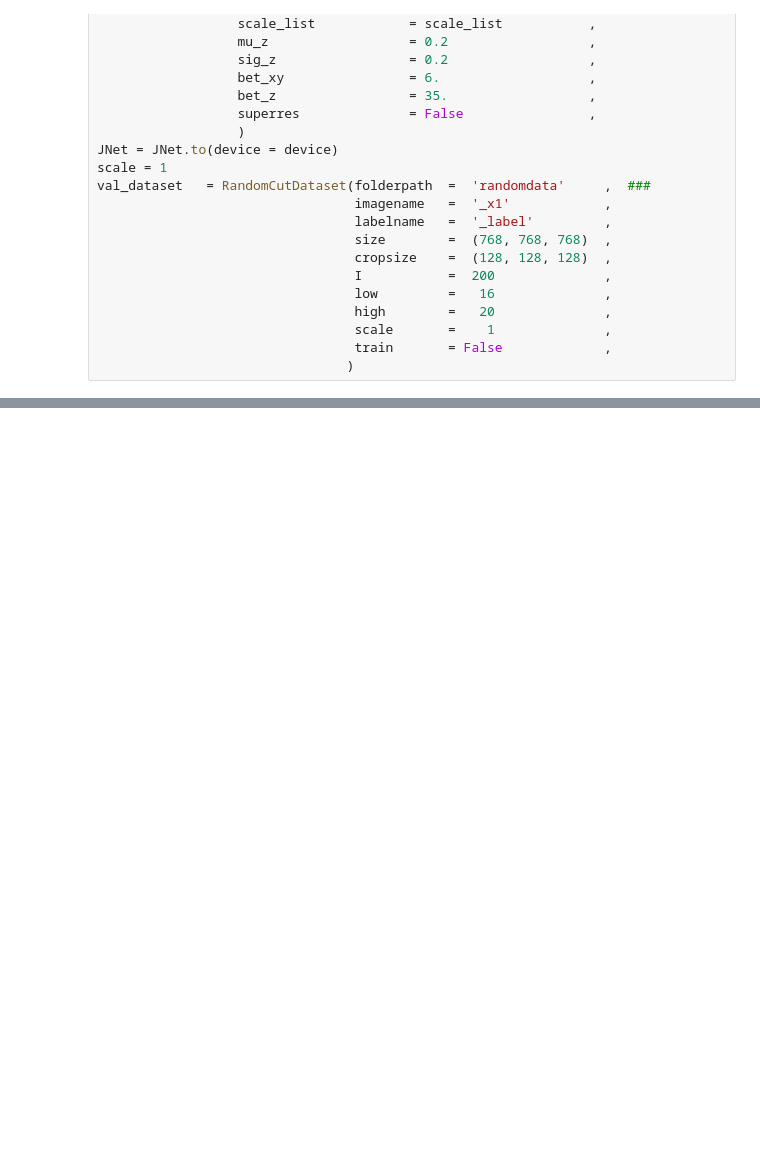
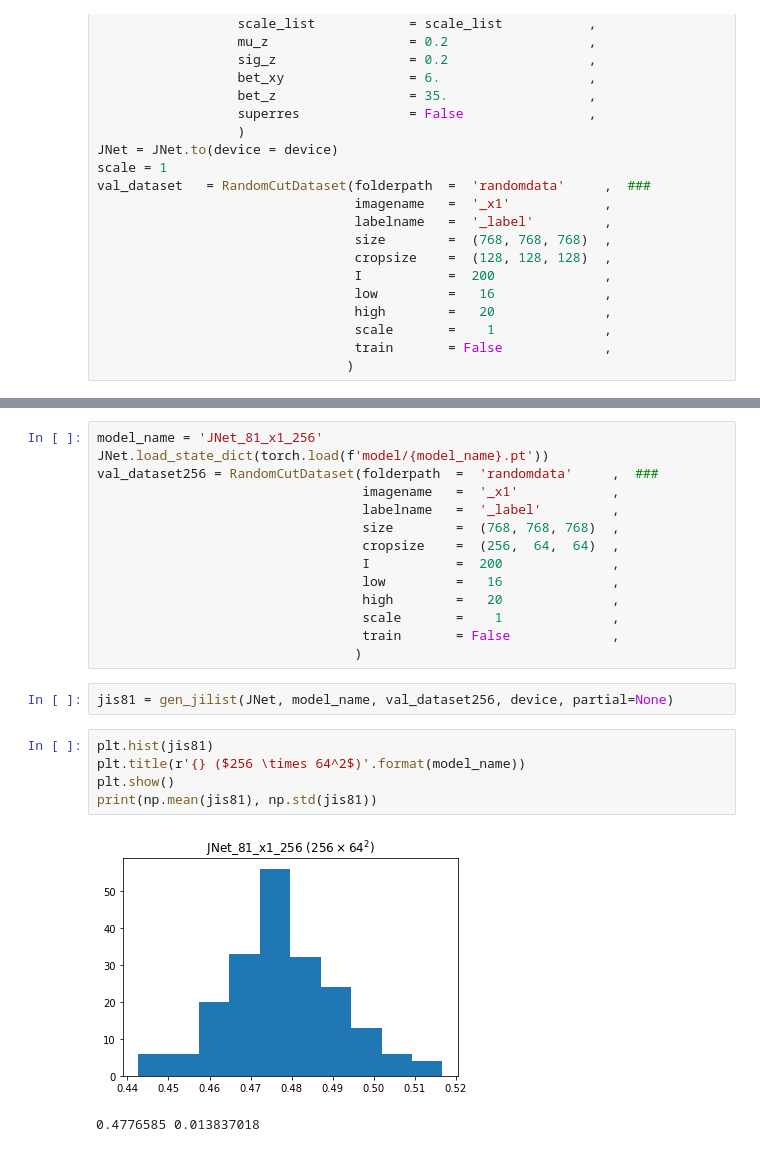
Before and after one commit to HaLU-9000/JNet, a Jupyter notebook: evaluations.ipynb, the cells around one changed output, grey strips where cells are left out. Saved outputs shown, nothing was run; the diff lists cells and outputs as text; blank space fills up the shorter version.

```diff
--- a/evaluations.ipynb
+++ b/evaluations.ipynb
@@ -49 +58,25 @@ model_name = 'JNet_77_x1'
+# %%
+model_name = 'JNet_81_x1_256'
+JNet.load_state_dict(torch.load(f'model/{model_name}.pt'))
+val_dataset256 = RandomCutDataset(folderpath  =  'randomdata'     ,  ###
+                                  imagename   =  '_x1'            ,
+                                  labelname   =  '_label'         ,
+                                  size        =  (768, 768, 768)  ,
+                                  cropsize    =  (256,  64,  64)  ,
+                                  I           =  200              ,
+                                  low         =   16              ,
+                                  high        =   20              ,
+                                  scale       =    1              ,
+                                  train       = False             ,
+                                 )
+# %%
+jis81 = gen_jilist(JNet, model_name, val_dataset256, device, partial=None)
+# %%
+plt.hist(jis81)
+plt.title(r'{} ($256 \times 64^2$)'.format(model_name))
+plt.show()
+print(np.mean(jis81), np.std(jis81))
+# %% [output]
+[figure, added]
+0.4776585 0.013837018
 # %%
```
Also changed, not shown: parts of 17 cells of this notebook, 1 other file.
